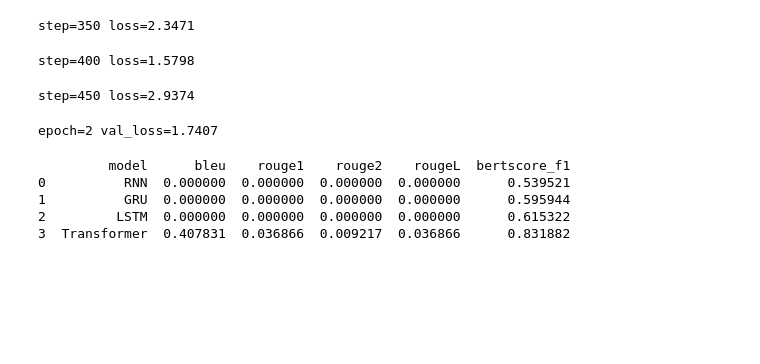
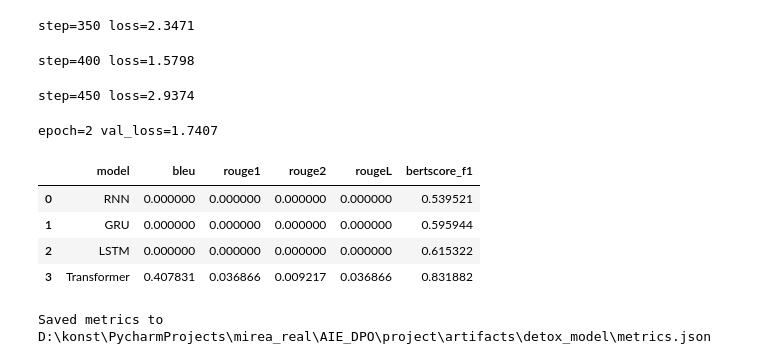
Before and after one commit to Larembra/AIE_DPO, a Jupyter notebook: project/notebooks/model_testing/detox_model.ipynb, the cells around one changed output. Drawn from its saved outputs; the diff is of its cells as text; code cells hidden in the pictures; blank space fills up the shorter version.

```diff
--- a/project/notebooks/model_testing/detox_model.ipynb
+++ b/project/notebooks/model_testing/detox_model.ipynb
@@ -10,50 +10,9 @@ import json
 import numpy as np
 from sklearn.metrics import accuracy_score, precision_score, recall_score, f1_score, roc_auc_score
 
-if "y_true" in globals():
-    _y_true = y_true
-elif "y_test" in globals():
-    _y_true = y_test
-else:
-    raise ValueError("y_true or y_test not found")
 
-if "y_pred" in globals():
-    _y_pred = y_pred
-elif "y_pred_labels" in globals():
-    _y_pred = y_pred_labels
-elif "best_model_preds" in globals():
-    _y_pred = best_model_preds
-else:
-    raise ValueError("y_pred not found")
 
-if "y_proba" in globals():
-    _y_score = y_proba
-elif "best_model_probs" in globals():
-    _y_score = best_model_probs
-else:
-    _y_score = _y_pred
 
-_y_true_arr = np.array(_y_true)
-_avg = "micro" if _y_true_arr.ndim > 1 and _y_true_arr.shape[1] > 1 else "binary"
-
-metrics = {
-    "accuracy": float(accuracy_score(_y_true, _y_pred)),
-    "precision": float(precision_score(_y_true, _y_pred, average=_avg, zero_division=0)),
-    "recall": float(recall_score(_y_true, _y_pred, average=_avg, zero_division=0)),
-    "f1": float(f1_score(_y_true, _y_pred, average=_avg, zero_division=0)),
-}
-
-try:
-    metrics["roc_auc"] = float(roc_auc_score(_y_true, _y_score))
-except Exception:
-    metrics["roc_auc"] = float(roc_auc_score(_y_true, _y_score, average=_avg, multi_class="ovr"))
-
-configs_dir = Path("configs_dir")
-configs_dir.mkdir(parents=True, exist_ok=True)
-with open(configs_dir / "metrics.json", "w", encoding="utf-8") as f:
-    json.dump(metrics, f, indent=2, ensure_ascii=False)
-
-print("Saved metrics to", configs_dir / "metrics.json")
 import os
 import re
 import json
@@ -864,31 +786,31 @@ except Exception as e:
 # %%
 results = []
 preds_transformer = preds
 refs_for_bleu = [[r] for r in refs]
 for name, preds in [("RNN", preds_rnn), ("GRU", preds_gru), ("LSTM", preds_lstm), ("Transformer", preds_transformer)]:
     try:
         bleu_score = bleu.compute(predictions=preds, references=refs_for_bleu)["bleu"]
     except Exception:
         bleu_score = 0.0
     rouge_scores = rouge.compute(predictions=preds, references=refs)
     bert_scores = bertscore.compute(predictions=preds, references=refs, lang="ru")
     results.append({
         "model": name,
         "bleu": bleu_score,
         "rouge1": rouge_scores.get("rouge1"),
         "rouge2": rouge_scores.get("rouge2"),
         "rougeL": rouge_scores.get("rougeL"),
         "bertscore_f1": float(np.mean(bert_scores["f1"]))
     })
 
 metrics_df = pd.DataFrame(results)
-print(metrics_df)
+display(metrics_df)
 # %% [output]
-         model      bleu    rouge1    rouge2    rougeL  bertscore_f1
-0          RNN  0.000000  0.000000  0.000000  0.000000      0.539521
-1          GRU  0.000000  0.000000  0.000000  0.000000      0.595944
-2         LSTM  0.000000  0.000000  0.000000  0.000000      0.615322
-3  Transformer  0.407831  0.036866  0.009217  0.036866      0.831882
+|  | model | bleu | rouge1 | rouge2 | rougeL | bertscore_f1 |
+| 0 | RNN | 0.000000 | 0.000000 | 0.000000 | 0.000000 | 0.539521 |
+| 1 | GRU | 0.000000 | 0.000000 | 0.000000 | 0.000000 | 0.595944 |
+| 2 | LSTM | 0.000000 | 0.000000 | 0.000000 | 0.000000 | 0.615322 |
+| 3 | Transformer | 0.407831 | 0.036866 | 0.009217 | 0.036866 | 0.831882 |
 # %%
 
 metrics_df = metrics_df.sort_values(by="bertscore_f1", ascending=False)
@@ -957,7 +879,7 @@ with open(config_dir / "train_params.json", "w", encoding="utf-8") as f:
 with open(config_dir / "inference_params.json", "w", encoding="utf-8") as f:
     json.dump(inference_params, f, ensure_ascii=False, indent=2)
 
-# Сохраняем метрики в config_dir/metrics.json
+
 try:
     metrics_out = metrics_df.where(pd.notnull(metrics_df), None).to_dict(orient="records")
 except Exception:
@@ -966,7 +888,9 @@ except Exception:
     except Exception:
         metrics_out = []
 
-with open(config_dir / "metrics.json", "w", encoding="utf-8") as f:
+with open(artifacts_dir / "metrics.json", "w", encoding="utf-8") as f:
     json.dump(metrics_out, f, ensure_ascii=False, indent=2)
 
-print("Saved metrics to", config_dir / "metrics.json")
+print("Saved metrics to", artifacts_dir / "metrics.json")
+# %% [output]
+Saved metrics to D:\konst\PycharmProjects\mirea_real\AIE_DPO\project\artifacts\detox_model\metrics.json
```
Also changed, not shown: parts of 3 cells of this notebook, 16 other files.
